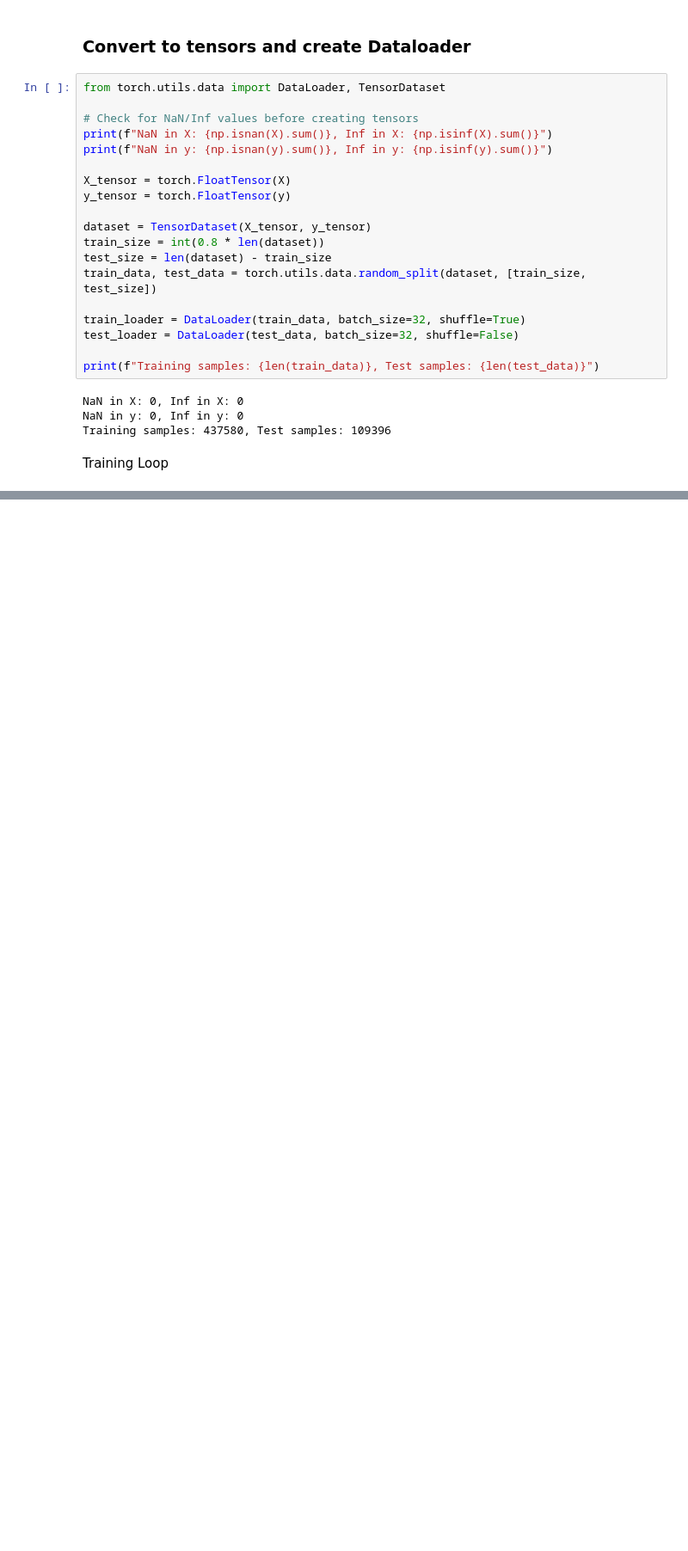
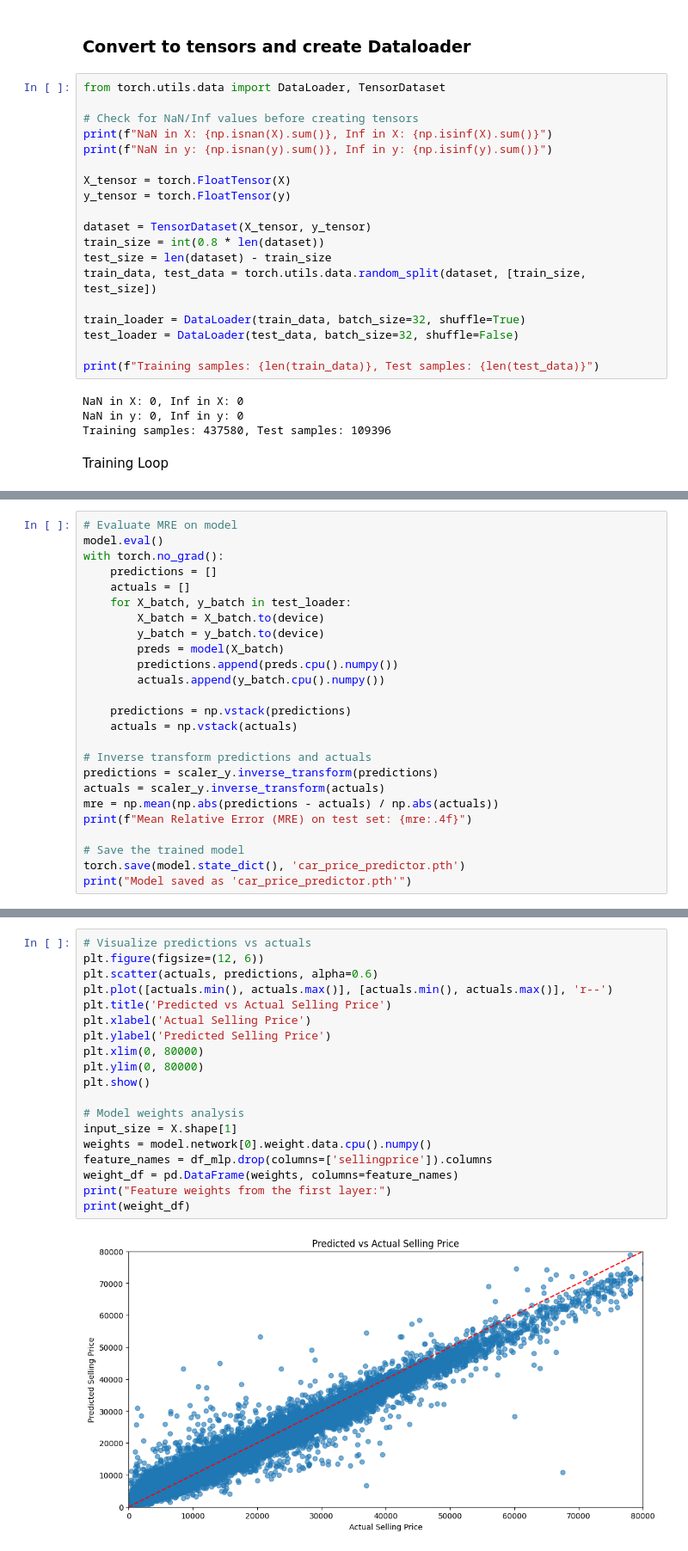
Before and after one commit to IzziePZ/car-prices, a Jupyter notebook: mlp_predictor.ipynb, the cells around one changed output, grey strips where cells are left out. Shown at 86% size. Drawn from its saved outputs; the diff is of its cells as text; blank space fills up the shorter version.

```diff
--- a/cnn_predictor.ipynb
+++ b/mlp_predictor.ipynb
@@ -395,0 +413,25 @@ KeyboardInterrupt:
+# %%
+# Evaluate MRE on model
+model.eval()
+with torch.no_grad():
+    predictions = []
+    actuals = []
+    for X_batch, y_batch in test_loader:
+        X_batch = X_batch.to(device)
+        y_batch = y_batch.to(device)
+        preds = model(X_batch)
+        predictions.append(preds.cpu().numpy())
+        actuals.append(y_batch.cpu().numpy())
+
+    predictions = np.vstack(predictions)
+    actuals = np.vstack(actuals)
+
+# Inverse transform predictions and actuals
+predictions = scaler_y.inverse_transform(predictions)
+actuals = scaler_y.inverse_transform(actuals)
+mre = np.mean(np.abs(predictions - actuals) / np.abs(actuals))
+print(f"Mean Relative Error (MRE) on test set: {mre:.4f}")
+
+# Save the trained model
+torch.save(model.state_dict(), 'car_price_predictor.pth')
+print("Model saved as 'car_price_predictor.pth'")
@@ -395,0 +442,21 @@ KeyboardInterrupt:
+# %%
+# Visualize predictions vs actuals
+plt.figure(figsize=(12, 6))
+plt.scatter(actuals, predictions, alpha=0.6)
+plt.plot([actuals.min(), actuals.max()], [actuals.min(), actuals.max()], 'r--')
+plt.title('Predicted vs Actual Selling Price')
+plt.xlabel('Actual Selling Price')
+plt.ylabel('Predicted Selling Price')
+plt.xlim(0, 80000)
+plt.ylim(0, 80000)
+plt.show()
+
+# Model weights analysis
+input_size = X.shape[1]
+weights = model.network[0].weight.data.cpu().numpy()
+feature_names = df_mlp.drop(columns=['sellingprice']).columns
+weight_df = pd.DataFrame(weights, columns=feature_names)
+print("Feature weights from the first layer:")
+print(weight_df)
+# %% [output]
+[figure, added]
```
Also changed, not shown: parts of 3 cells of this notebook, 1 other file.
